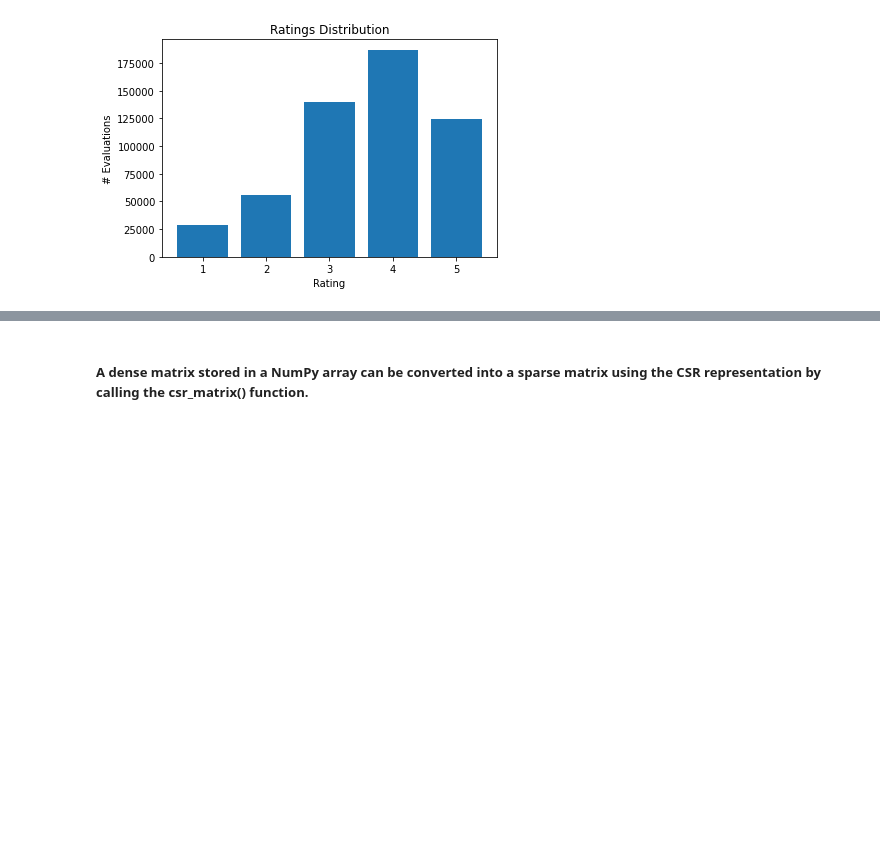
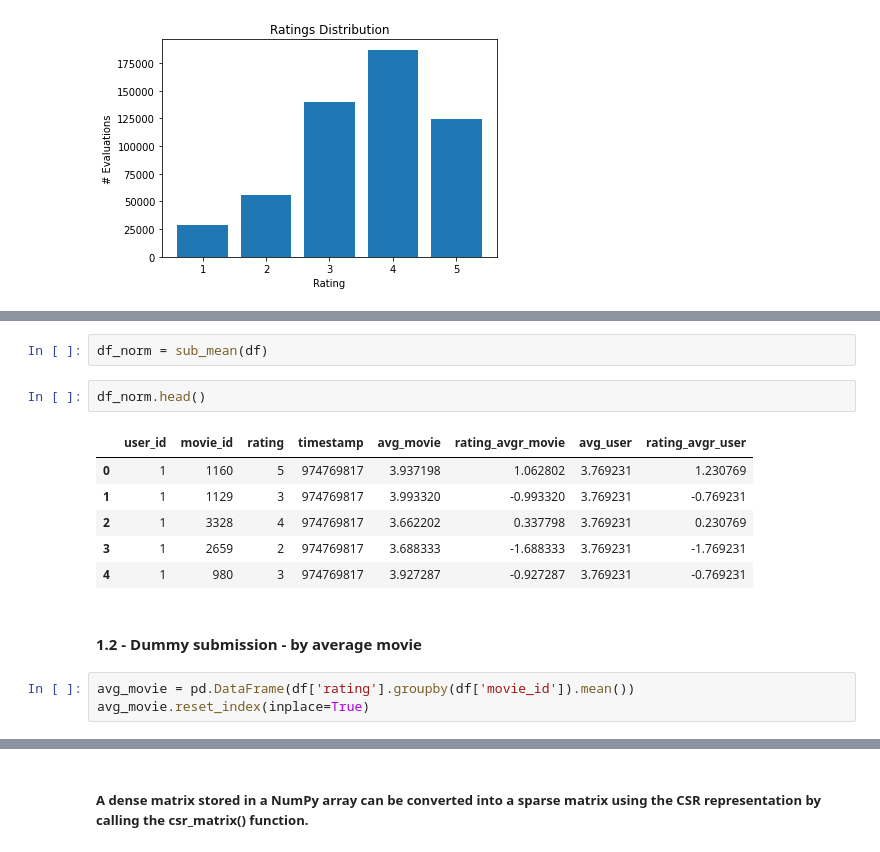
Before and after one commit to rodolfoarruda/MachineLearning, a Jupyter notebook: recom_sys.ipynb, the cells around one changed output, grey strips where cells are left out. Cells and saved outputs as stored; diff of their text form; blank space fills up the shorter version.

```diff
--- a/recom_sys.ipynb
+++ b/recom_sys.ipynb
@@ -39,0 +63,16 @@ plt.ylabel('# Evaluations');
+# %%
+df_norm = sub_mean(df)
+# %%
+df_norm.head()
+# %% [output]
+|  | user_id | movie_id | rating | timestamp | avg_movie | rating_avgr_movie | avg_user | rating_avgr_user |
+| 0 | 1 | 1160 | 5 | 974769817 | 3.937198 | 1.062802 | 3.769231 | 1.230769 |
+| 1 | 1 | 1129 | 3 | 974769817 | 3.993320 | -0.993320 | 3.769231 | -0.769231 |
+| 2 | 1 | 3328 | 4 | 974769817 | 3.662202 | 0.337798 | 3.769231 | 0.230769 |
+| 3 | 1 | 2659 | 2 | 974769817 | 3.688333 | -1.688333 | 3.769231 | -1.769231 |
+| 4 | 1 | 980 | 3 | 974769817 | 3.927287 | -0.927287 | 3.769231 | -0.769231 |
+# %% [markdown]
+#### **1.2 - Dummy submission - by average movie**
+# %%
+avg_movie = pd.DataFrame(df['rating'].groupby(df['movie_id']).mean())
+avg_movie.reset_index(inplace=True)
```
Also changed, not shown: parts of 37 cells of this notebook.
